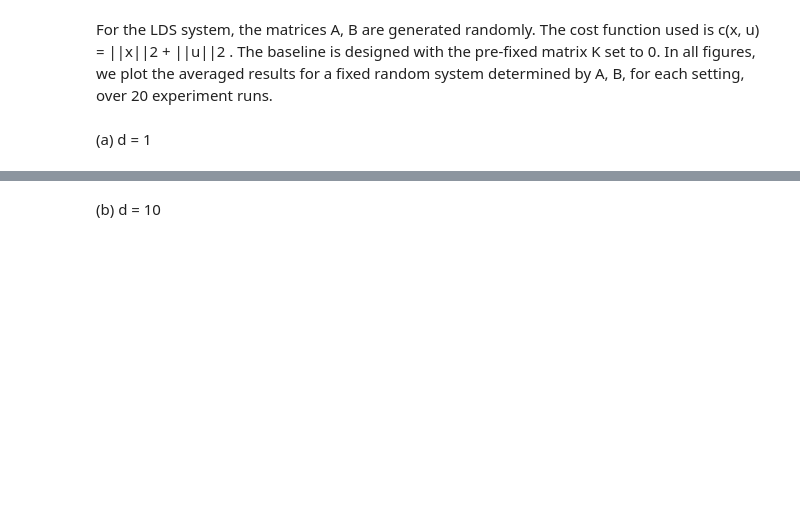
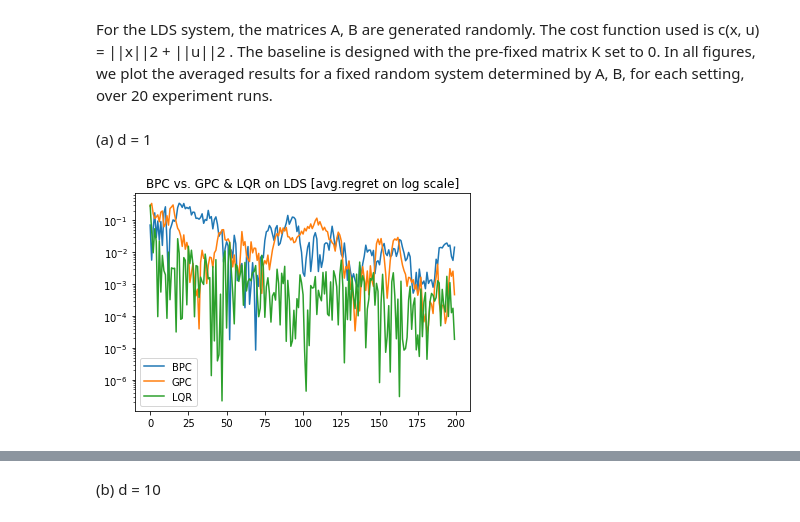
Before and after one commit to MinRegret/TigerControl, a Jupyter notebook: in-progress/Experiments.ipynb, the cells around one changed output, grey strips where cells are left out. Drawn from its saved outputs; the diff is of its cells as text; code cells hidden in the pictures; blank space fills up the shorter version.

```diff
--- a/in-progress/Experiments.ipynb
+++ b/in-progress/Experiments.ipynb
@@ -43,13 +42,13 @@ noise_distribution = 'normal'
 # %%
 n = 1 # dimension of  the state x
 m = 1 # control dimension
-T = 500 # number of timesteps
+T = 200 # number of timesteps
 
 problem = LDS()
 x = problem.initialize(n, m, noise_distribution = 'normal', noise_magnitude = 0.5)
 
-Q = 0.1 * np.identity(n)
-R = 0.1 * np.identity(m)
+Q = 0.3 * np.identity(n)
+R = 0.3 * np.identity(m)
 
 loss_fn = lambda x, u: x.T @ Q @ x + u.T @ R @ u
 # %%
@@ -76,5 +75,14 @@ lqr = LQR()
 lqr.initialize(problem.A, problem.B, n, m, x, Q, R)
 
 LQR_loss, LQR_avg_regret = get_regret(T, lqr, x)
+# %%
+plt.plot(BPC_avg_regret, label = "BPC")
+plt.plot(GPC_avg_regret, label = "GPC")
+plt.plot(LQR_avg_regret, label = "LQR")
+plt.yscale('log')
+plt.title("BPC vs. GPC & LQR on LDS [avg.regret on log scale]");
+plt.legend();
+# %% [output]
+[figure, added]
 # %%
 plt.plot(BPC_avg_regret, label = "BPC")
```
Also changed, not shown: parts of 17 cells of this notebook.
